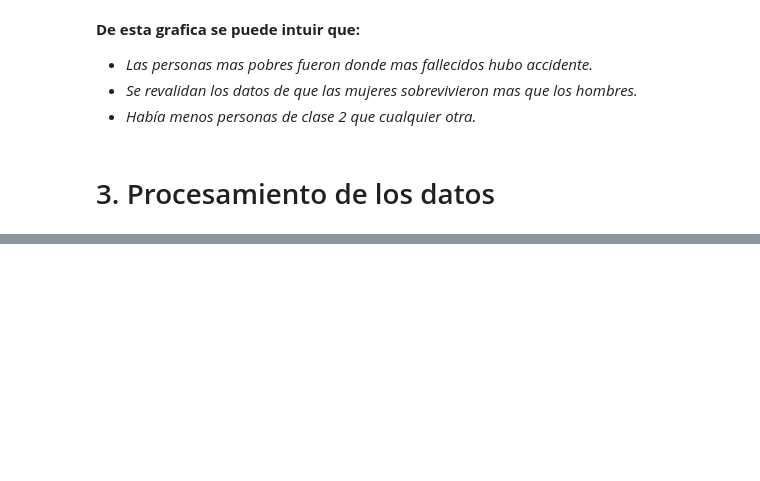
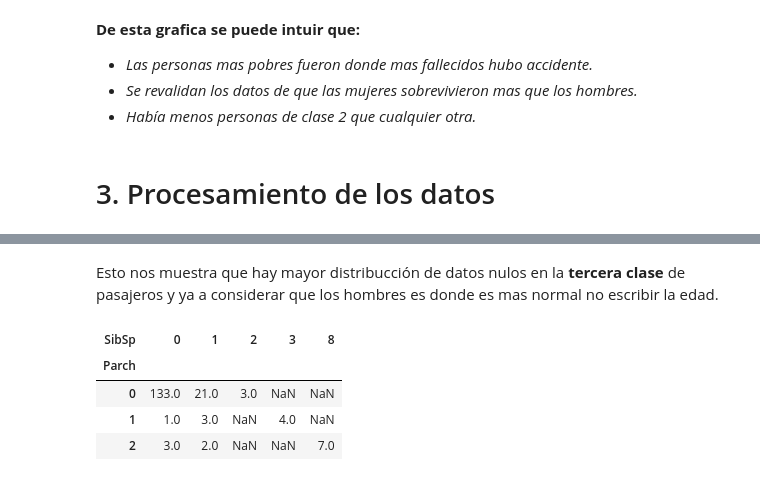
Before and after one commit to sneydermc3007/Analisis_Datos, a Jupyter notebook: Code/Analisis_titanic.ipynb, the cells around one changed output, grey strips where cells are left out. Cells and saved outputs as stored; diff of their text form; code cells hidden in the pictures; blank space fills up the shorter version.

```diff
--- a/Code/Analisis_titanic.ipynb
+++ b/Code/Analisis_titanic.ipynb
@@ -164,0 +211,14 @@ Name: PassengerId, dtype: int64
+# %% [markdown]
+Esto nos muestra que hay mayor distribucción de datos nulos en la **tercera clase** de pasajeros y ya a considerar que los hombres
+es donde es mas normal no escribir la edad.
+# %%
+(train[train['Age'].isna()]
+      .groupby(['SibSp', 'Parch'])
+      .count()['PassengerId']
+      .unstack(level=0))
+# %% [output]
+| SibSp | 0 | 1 | 2 | 3 | 8 |
+| Parch |  |  |  |  |  |
+| 0 | 133.0 | 21.0 | 3.0 | NaN | NaN |
+| 1 | 1.0 | 3.0 | NaN | 4.0 | NaN |
+| 2 | 3.0 | 2.0 | NaN | NaN | 7.0 |
```
Also changed, not shown: parts of 27 cells of this notebook.
